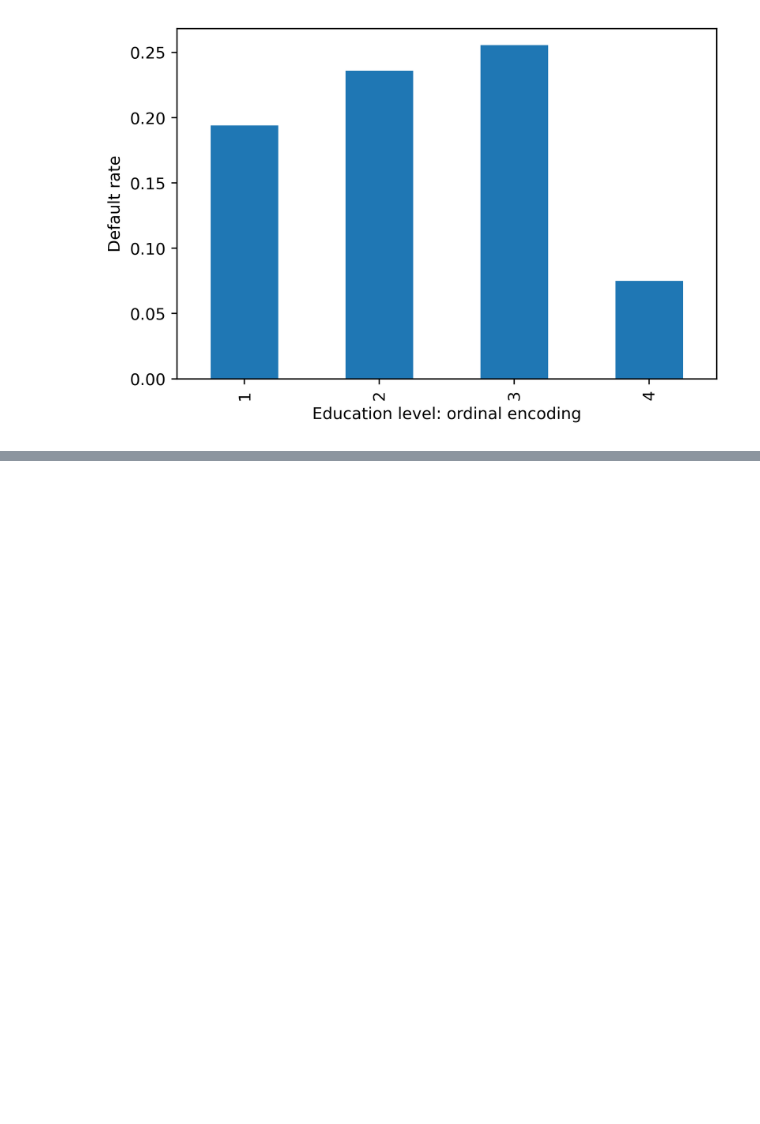
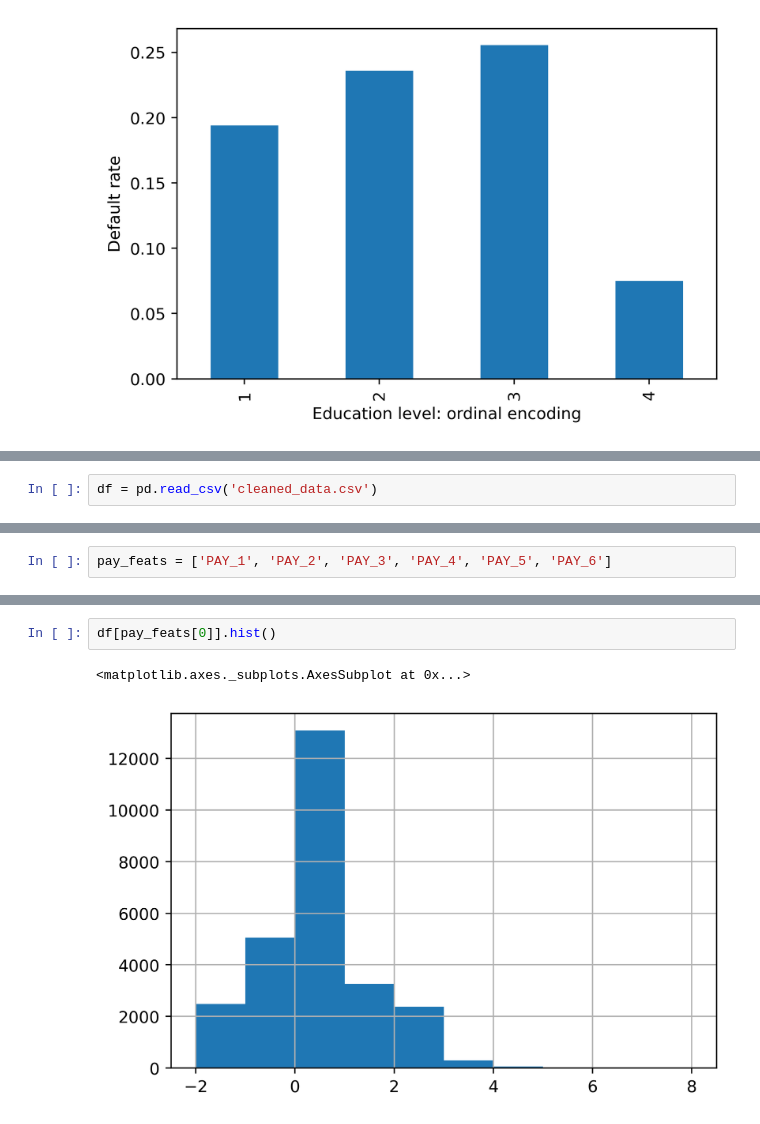
Before and after one commit to kanisamaina/Technocolabs_DataScience_Internship, a Jupyter notebook: Minor_Project_2/Project2.ipynb, the cells around one changed output, grey strips where cells are left out. Drawn from its saved outputs; the diff is of its cells as text; blank space fills up the shorter version.

```diff
--- a/Minor_Project_2/Project2.ipynb
+++ b/Minor_Project_2/Project2.ipynb
@@ -363,0 +439,2 @@ Text(0.5, 0, 'Education level: ordinal encoding')
+# %%
+df = pd.read_csv('cleaned_data.csv')
@@ -363,0 +470,2 @@ Text(0.5, 0, 'Education level: ordinal encoding')
+# %%
+pay_feats = ['PAY_1', 'PAY_2', 'PAY_3', 'PAY_4', 'PAY_5', 'PAY_6']
@@ -363,0 +499,5 @@ Text(0.5, 0, 'Education level: ordinal encoding')
+# %%
+df[pay_feats[0]].hist()
+# %% [output]
+<matplotlib.axes._subplots.AxesSubplot at 0x...>
+[figure, added]
```
Also changed, not shown: parts of 20 cells of this notebook.
